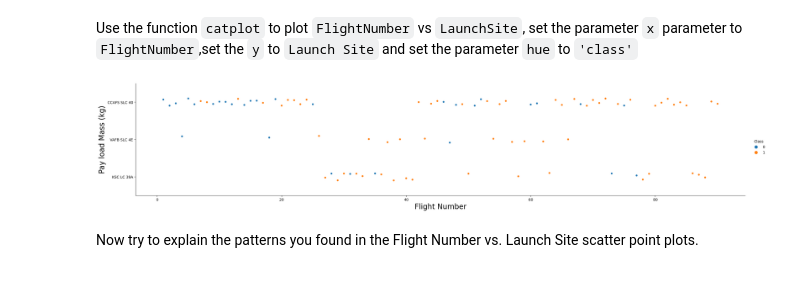
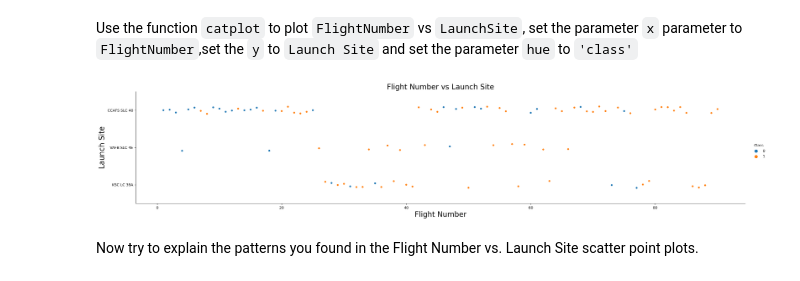
Before and after one commit to lililalina/ibm-applied-data-science, a Jupyter notebook: 05-jupyter-labs-eda-dataviz.ipynb, the cells around one changed output. Drawn from its saved outputs; the diff is of its cells as text; code cells hidden in the pictures.

```diff
--- a/05-jupyter-labs-eda-dataviz.ipynb
+++ b/05-jupyter-labs-eda-dataviz.ipynb
@@ -127,11 +120,12 @@ Use the function <code>catplot</code> to plot <code>FlightNumber</code> vs <code
 # %%
 # Plot a scatter point chart with x axis to be Flight Number and y axis to be the launch site, and hue to be the class value
 sns.catplot(y="LaunchSite", x="FlightNumber", hue="Class", data=df, aspect = 5)
 plt.xlabel("Flight Number",fontsize=20)
-plt.ylabel("Pay load Mass (kg)",fontsize=20)
+plt.ylabel("Launch Site",fontsize=20)
+plt.title("Flight Number vs Launch Site", fontsize=20)
 plt.show()
 # %% [output]
-[figure, old version]
+[figure, new version]
 # %% [markdown]
 Now try to explain the patterns you found in the Flight Number vs. Launch Site scatter point plots.
 # %% [markdown]
```
Also changed, not shown: parts of 10 cells of this notebook.
